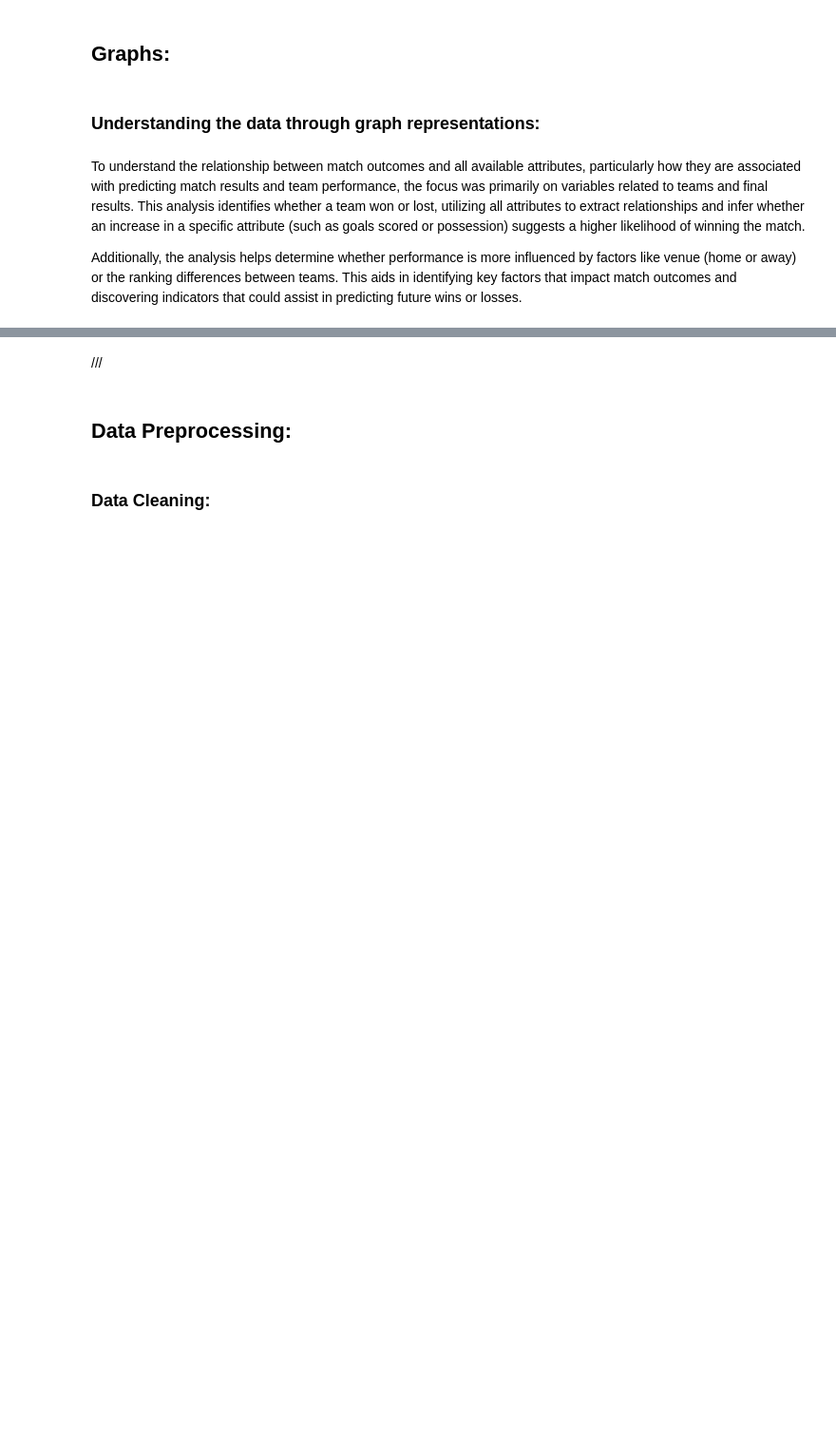
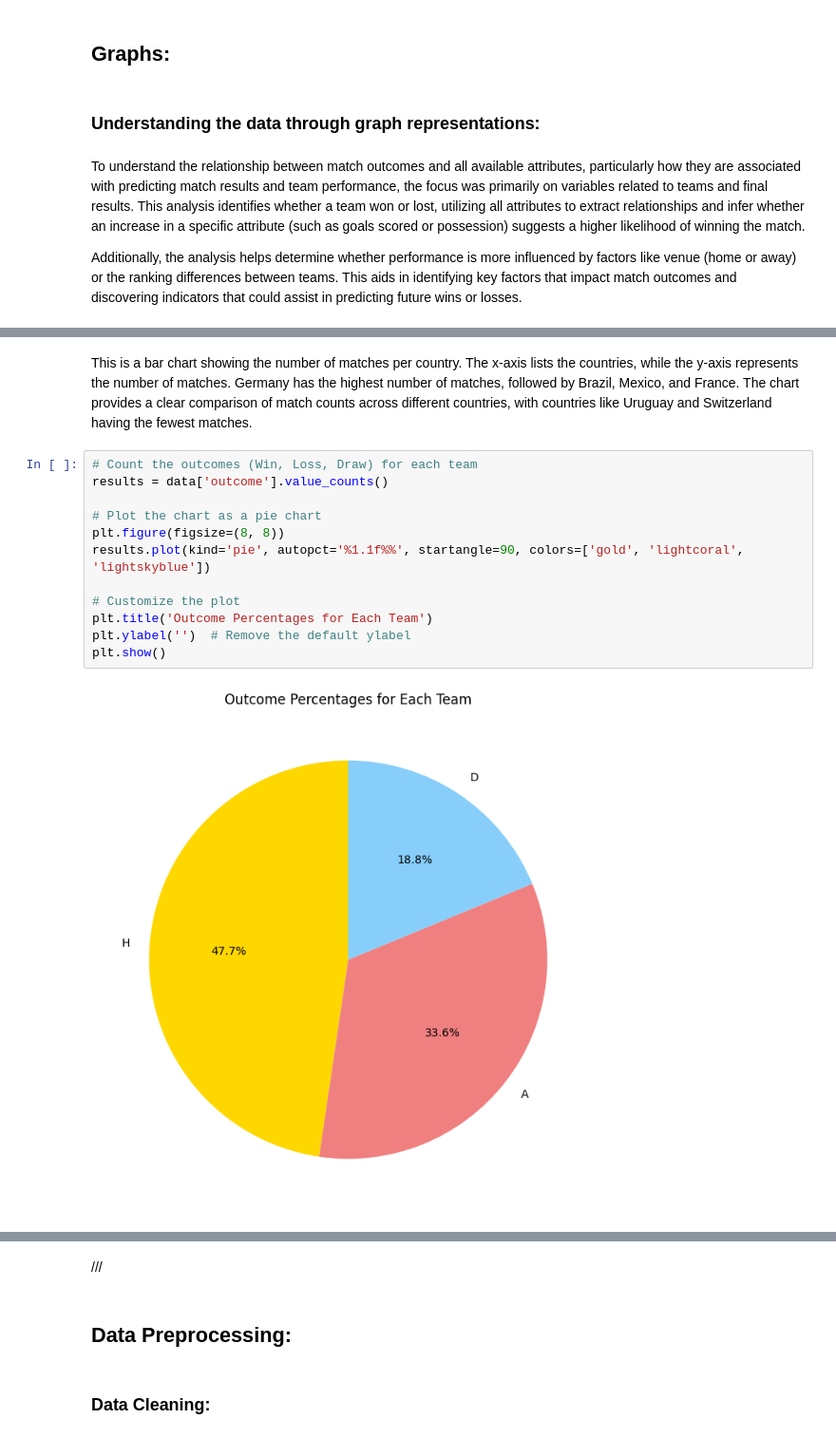
Before and after one commit to Aljwharah9/Project-IT-326, a Jupyter notebook: Phase_1_&_2.ipynb, the cells around one changed output, grey strips where cells are left out. Shown at 95% size. Drawn from its saved outputs; the diff is of its cells as text; blank space fills up the shorter version.

```diff
--- a/Phase_1_&_2.ipynb
+++ b/Phase_1_&_2.ipynb
@@ -146,0 +168,16 @@ Additionally, the analysis helps determine whether performance is more influence
+# %% [markdown]
+This is a bar chart showing the number of matches per country. The x-axis lists the countries, while the y-axis represents the number of matches. Germany has the highest number of matches, followed by Brazil, Mexico, and France. The chart provides a clear comparison of match counts across different countries, with countries like Uruguay and Switzerland having the fewest matches.
+# %%
+# Count the outcomes (Win, Loss, Draw) for each team
+results = data['outcome'].value_counts()
+
+# Plot the chart as a pie chart
+plt.figure(figsize=(8, 8))
+results.plot(kind='pie', autopct='%1.1f%%', startangle=90, colors=['gold', 'lightcoral', 'lightskyblue'])
+
+# Customize the plot
+plt.title('Outcome Percentages for Each Team')
+plt.ylabel('')  # Remove the default ylabel
+plt.show()
+# %% [output]
+[figure, added]
```
Also changed, not shown: parts of 18 cells of this notebook.
